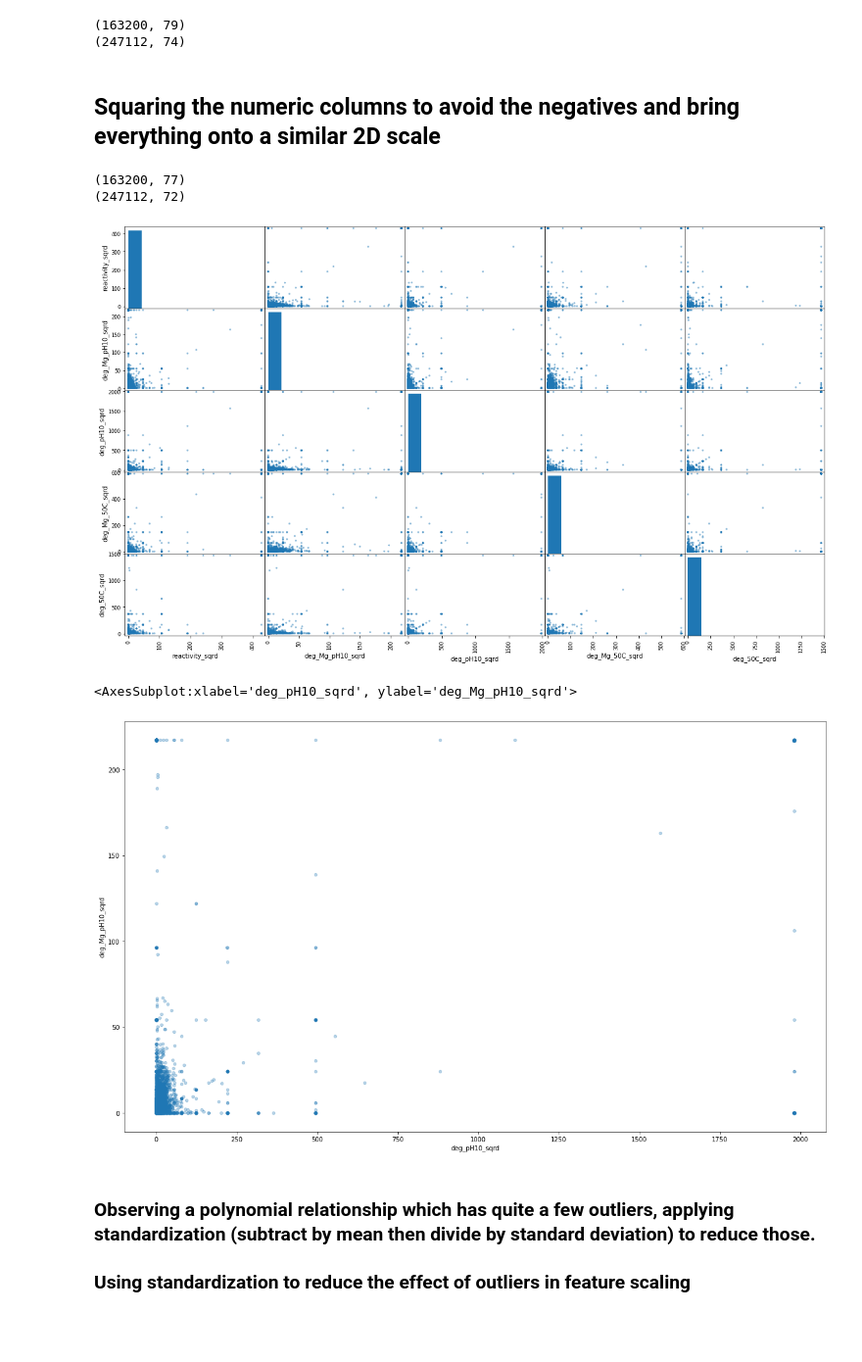
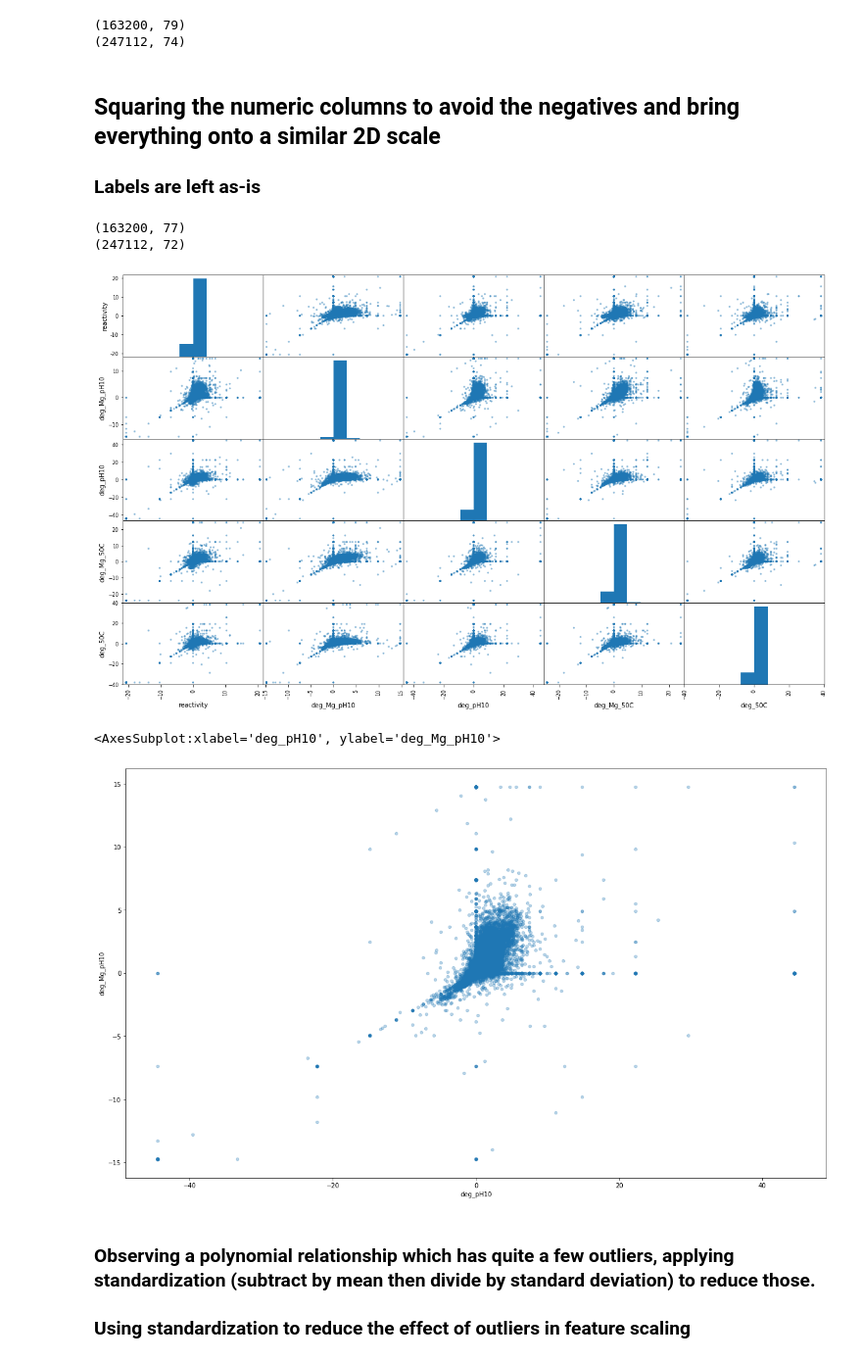
Before and after one commit to sumaniitm/kaggle-mRNA-feature-engineering, a Jupyter notebook: notebook-covid19-mrna.ipynb, the cells around one changed output. Shown: that part at 98% size. Cells and saved outputs as stored; diff of their text form; code cells hidden in the pictures; blank space fills up the shorter version.

```diff
--- a/notebook-covid19-mrna.ipynb
+++ b/notebook-covid19-mrna.ipynb
@@ -165,12 +166,12 @@ print(seqn_test_df.shape)
 (247112, 74)
 # %% [markdown]
 ## Squaring the numeric columns to avoid the negatives and bring everything onto a similar 2D scale
+### Labels are left as-is
 # %%
 seqn_train_df_sqrd = seqn_train_df.drop(['structure','bpps'],axis=1)
 seqn_test_df_sqrd = seqn_test_df.drop(['structure','bpps'],axis=1)
 
-train_colms_to_sqr = ['reactivity', 'deg_Mg_pH10', 'deg_pH10', 'deg_Mg_50C', 'deg_50C'
-                , 'bpps_0', 'bpps_1', 'bpps_2', 'bpps_3', 'bpps_4', 'bpps_5', 'bpps_6', 'bpps_7', 'bpps_8', 'bpps_9', 'bpps_10',
+train_colms_to_sqr = ['bpps_0', 'bpps_1', 'bpps_2', 'bpps_3', 'bpps_4', 'bpps_5', 'bpps_6', 'bpps_7', 'bpps_8', 'bpps_9', 'bpps_10',
        'bpps_11', 'bpps_12', 'bpps_13', 'bpps_14', 'bpps_15', 'bpps_16','bpps_17', 'bpps_18', 'bpps_19', 'bpps_20', 'bpps_21', 'bpps_22',
        'bpps_23', 'bpps_24', 'bpps_25', 'bpps_26', 'bpps_27', 'bpps_28','bpps_29', 'bpps_30', 'bpps_31', 'bpps_32', 'bpps_33', 'bpps_34',
        'bpps_35', 'bpps_36', 'bpps_37', 'bpps_38', 'bpps_39', 'bpps_40','bpps_41', 'bpps_42', 'bpps_43', 'bpps_44', 'bpps_45', 'bpps_46',
@@ -203,16 +204,16 @@ print(seqn_test_df_sqrd.shape)
 (163200, 77)
 (247112, 72)
 # %%
-attributes = ['reactivity_sqrd', 'deg_Mg_pH10_sqrd', 'deg_pH10_sqrd', 'deg_Mg_50C_sqrd', 'deg_50C_sqrd']
+attributes = ['reactivity', 'deg_Mg_pH10', 'deg_pH10', 'deg_Mg_50C', 'deg_50C']
 
 scatter_plot_arr = scatter_matrix(seqn_train_df_sqrd[attributes], figsize=(20,12))
 # %% [output]
-[figure, old version]
+[figure, new version]
 # %%
-seqn_train_df_sqrd.plot(kind="scatter", x="deg_pH10_sqrd", y="deg_Mg_pH10_sqrd", alpha=0.3, figsize=(20,12))
+seqn_train_df_sqrd.plot(kind="scatter", x="deg_pH10", y="deg_Mg_pH10", alpha=0.3, figsize=(20,12))
 # %% [output]
-<AxesSubplot:xlabel='deg_pH10_sqrd', ylabel='deg_Mg_pH10_sqrd'>
+<AxesSubplot:xlabel='deg_pH10', ylabel='deg_Mg_pH10'>
-[figure, old version]
+[figure, new version]
 # %% [markdown]
 ### Observing a polynomial relationship which has quite a few outliers, applying standardization (subtract by mean then divide by standard deviation) to reduce those.
 ### Using standardization to reduce the effect of outliers in feature scaling
```
Also changed, not shown: parts of 24 cells of this notebook.
